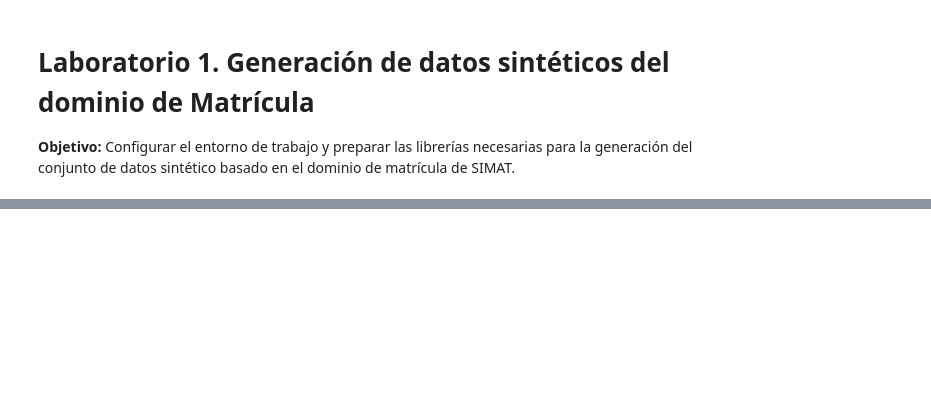
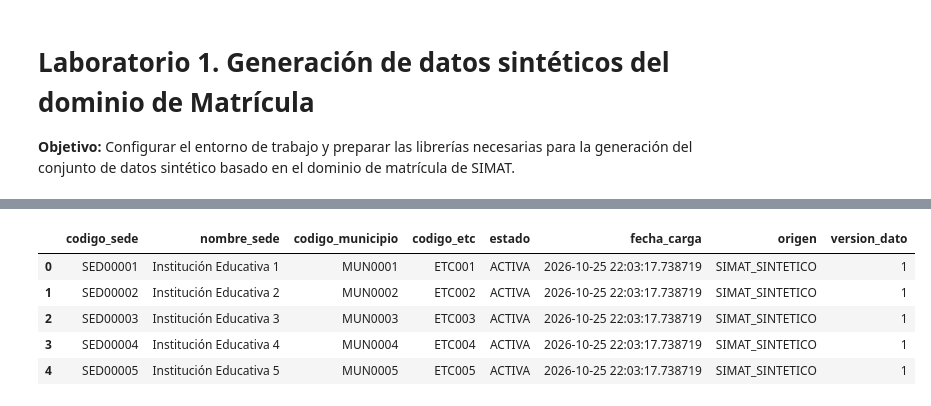
Before and after one commit to AlejoRochaC/TFM-Gobierno-Datos-SIMAT, a Jupyter notebook: notebooks/lab01_generacion_datos.ipynb, the cells around one changed output, grey strips where cells are left out. Cells and saved outputs as stored; diff of their text form; code cells hidden in the pictures; blank space fills up the shorter version.

```diff
--- a/notebooks/lab01_generacion_datos.ipynb
+++ b/notebooks/lab01_generacion_datos.ipynb
@@ -54,0 +90,13 @@ ModuleNotFoundError: No module named 'src'
+# %%
+from generators.sedes import generar_sedes
+
+sedes = generar_sedes(municipios)
+
+display(sedes.head())
+# %% [output]
+|  | codigo_sede | nombre_sede | codigo_municipio | codigo_etc | estado | fecha_carga | origen | version_dato |
+| 0 | SED00001 | Institución Educativa 1 | MUN0001 | ETC001 | ACTIVA | 2026-10-25 22:03:17.738719 | SIMAT_SINTETICO | 1 |
+| 1 | SED00002 | Institución Educativa 2 | MUN0002 | ETC002 | ACTIVA | 2026-10-25 22:03:17.738719 | SIMAT_SINTETICO | 1 |
+| 2 | SED00003 | Institución Educativa 3 | MUN0003 | ETC003 | ACTIVA | 2026-10-25 22:03:17.738719 | SIMAT_SINTETICO | 1 |
+| 3 | SED00004 | Institución Educativa 4 | MUN0004 | ETC004 | ACTIVA | 2026-10-25 22:03:17.738719 | SIMAT_SINTETICO | 1 |
+| 4 | SED00005 | Institución Educativa 5 | MUN0005 | ETC005 | ACTIVA | 2026-10-25 22:03:17.738719 | SIMAT_SINTETICO | 1 |
```
Also changed, not shown: parts of 16 cells of this notebook, 3 other files.
